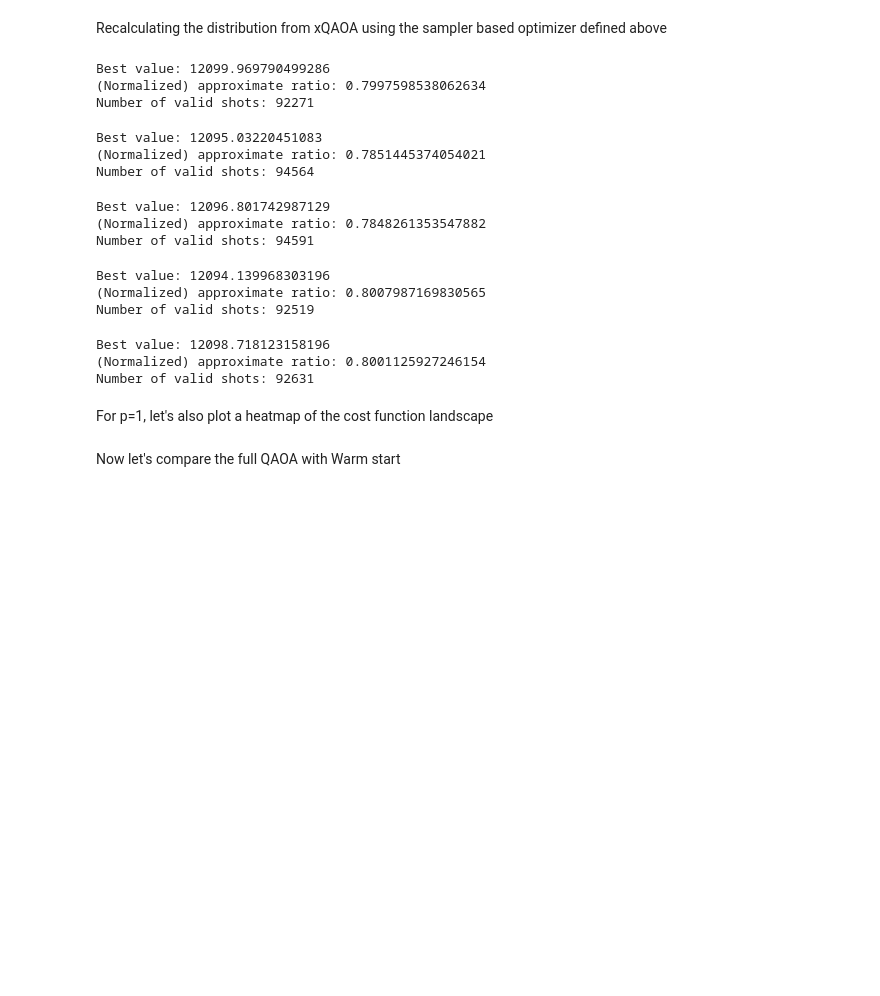
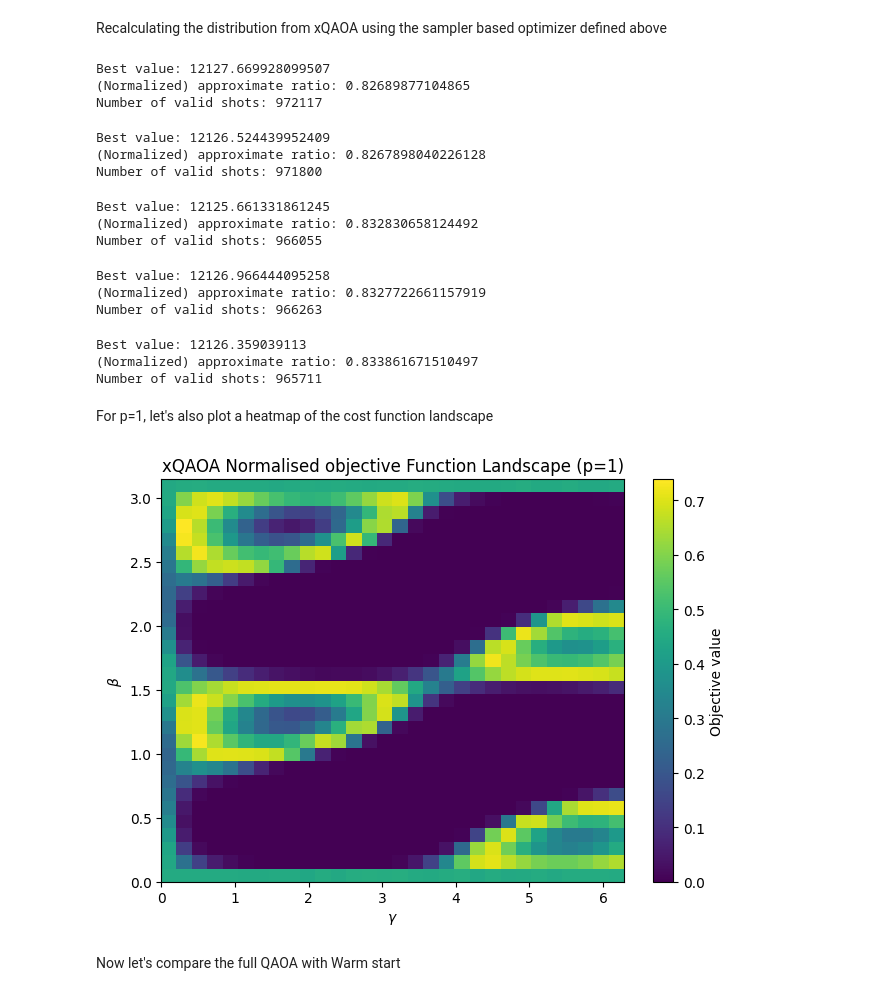
Before and after one commit to jhoule42/xQAOA_unit_commitment, a Jupyter notebook: demo.ipynb, the cells around one changed output. Drawn from its saved outputs; the diff is of its cells as text; code cells hidden in the pictures; blank space fills up the shorter version.

```diff
--- a/demo.ipynb
+++ b/demo.ipynb
@@ -532,7 +532,7 @@ from qiskit_aer.primitives import EstimatorV2, SamplerV2
 from qiskit.transpiler.preset_passmanagers import generate_preset_pass_manager
 from qiskit.circuit import Parameter
 
-backend = QiskitRuntimeService().backend('ibm_torino')
+backend = QiskitRuntimeService(name='enablement-work').backend('ibm_torino')
 optimization_level=3
 pm = generate_preset_pass_manager(backend=backend, optimization_level = optimization_level)
 nm = None
@@ -727,10 +728,10 @@ Optimal parameters at different values of p: [array([1.25585333, 0.29143687]), a
 # %% [markdown]
 Recalculating the distribution from xQAOA using the sampler based optimizer defined above
 # %%
-shots=100_000
 filter_sols = True
 dict_bit_values_at_different_p  = {}
 pubs = []
+shots = 10*shots
 
 for circ in circuits_at_different_p:
     xp_circ = pm.run(circ)
@@ -762,21 +763,21 @@ for i in range(layers):
     print(f'(Normalized) approximate ratio: {norm_approx_ratio_qaoa}', '\n'
         f'Number of valid shots: {valid_shots_qaoa}')
 # %% [output]
-Best value: 12099.969790499286
-(Normalized) approximate ratio: 0.7997598538062634
-Number of valid shots: 92271
+Best value: 12127.669928099507
+(Normalized) approximate ratio: 0.82689877104865
+Number of valid shots: 972117
-Best value: 12095.03220451083
-(Normalized) approximate ratio: 0.7851445374054021
-Number of valid shots: 94564
+Best value: 12126.524439952409
+(Normalized) approximate ratio: 0.8267898040226128
+Number of valid shots: 971800
-Best value: 12096.801742987129
-(Normalized) approximate ratio: 0.7848261353547882
-Number of valid shots: 94591
+Best value: 12125.661331861245
+(Normalized) approximate ratio: 0.832830658124492
+Number of valid shots: 966055
-Best value: 12094.139968303196
-(Normalized) approximate ratio: 0.8007987169830565
-Number of valid shots: 92519
+Best value: 12126.966444095258
+(Normalized) approximate ratio: 0.8327722661157919
+Number of valid shots: 966263
-Best value: 12098.718123158196
-(Normalized) approximate ratio: 0.8001125927246154
-Number of valid shots: 92631
+Best value: 12126.359039113
+(Normalized) approximate ratio: 0.833861671510497
+Number of valid shots: 965711
 # %% [markdown]
 For p=1, let's also plot a heatmap of the cost function landscape
 # %%
@@ -796,34 +797,36 @@ for layer in range(p):
      qc = transpile(qc, basis_gates=backend.basis_gates)
 
 
 with tqdm(total=len(beta_range) * len(gamma_range), desc="Computing cost functions") as pbar:
     for i,j in np.ndindex(len(beta_range), len(gamma_range)):
         circ=qc.assign_parameters({qc.parameters[0]: beta_range[i], qc.parameters[1]:gamma_range[j]})
-        _,ev[i][j] = sampler_based_optimizer(circ, capacity=capacity)
+        _,ev[i][j] = sampler_based_optimizer(circ, capacity=capacity, shots=100000)
         pbar.update(1)
 
 
 
 qc = QuantumCircuit(n)
 _,cost_fn_min = sampler_based_optimizer(qc, capacity=capacity)
 for i in range(n):
     if i in result_gurobi['selected_items']:
         qc.x(i)
 _,cost_fn_max = sampler_based_optimizer(qc, capacity=capacity)
 
 norm_ev = ((ev - cost_fn_min) / (cost_fn_max - cost_fn_min)).real
 
 plt.imshow(norm_ev, origin='lower', aspect='auto', cmap='viridis', extent = (0, 2 * np.pi, 0, np.pi))
 
 cbar = plt.colorbar()
 
 cbar.set_label('Objective value')
 plt.tight_layout(rect=(0.0, 0.05, 1.0, 1.0))
 
 plt.xlabel(r'$\gamma$')
 plt.ylabel(r'$\beta$')
 plt.title(f"xQAOA Normalised objective Function Landscape (p={p})")
 plt.show()
+# %% [output]
+[figure, added]
 # %% [markdown]
 Now let's compare the full QAOA with Warm start
 # %%
```
Also changed, not shown: parts of 14 cells of this notebook.
